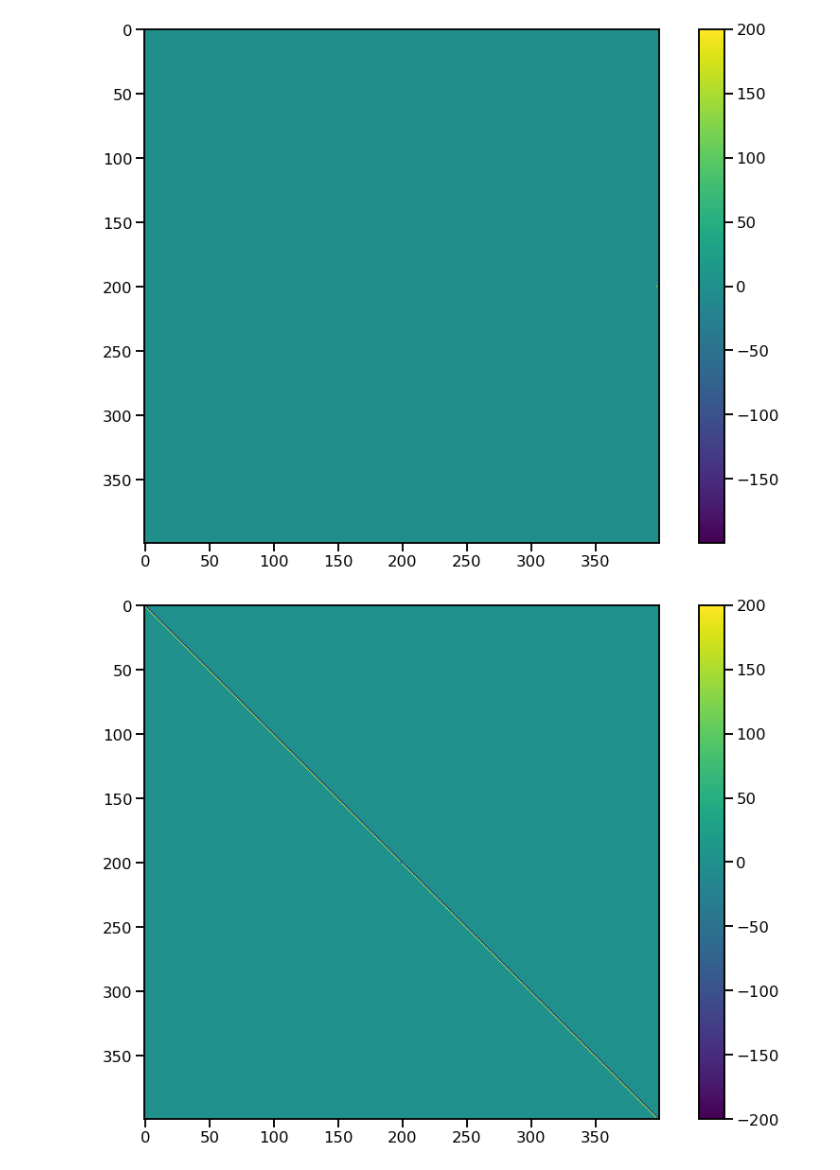
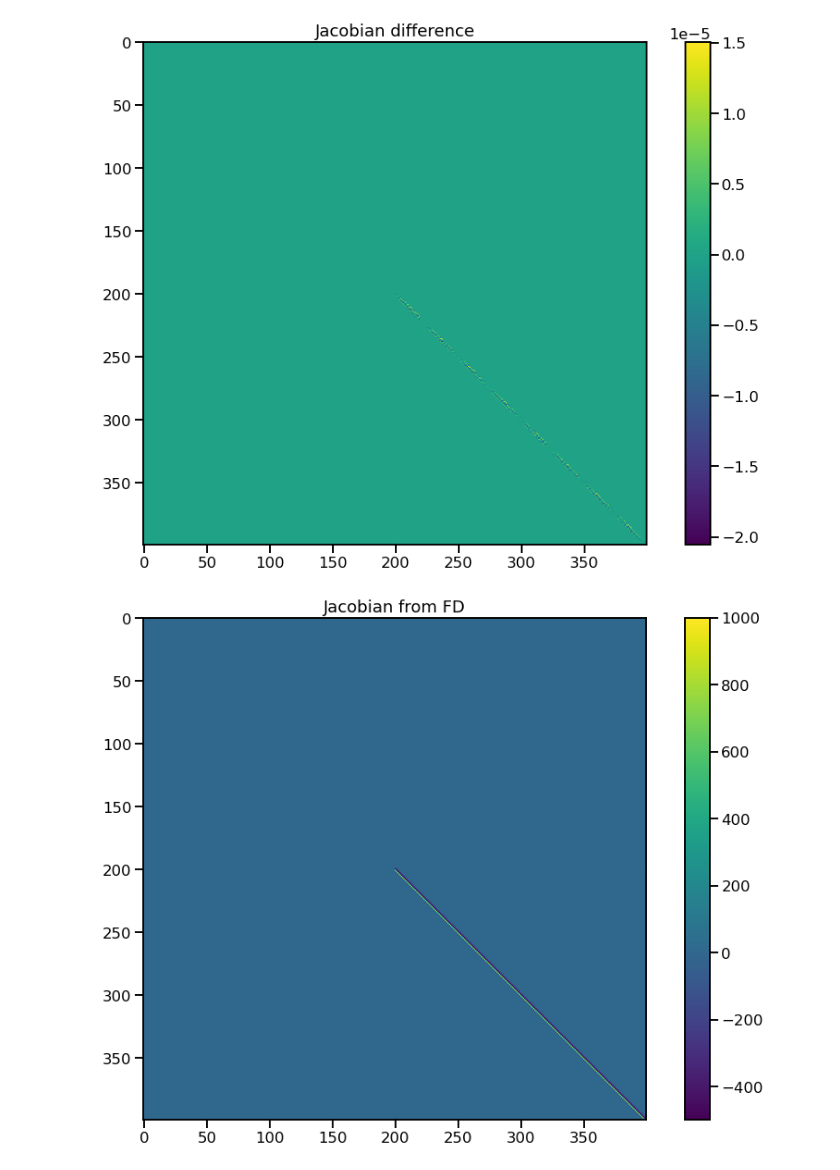
Before and after one commit to emconsta/desolve, a Jupyter notebook: notebooks/TestAdvectionReaction1DPeriodic.ipynb, the cells around one changed output. Cells and saved outputs as stored; diff of their text form; code cells hidden in the pictures.

Commit message:
fixing the Jacobian

```diff
--- a/notebooks/TestAdvectionReaction1DPeriodic.ipynb
+++ b/notebooks/TestAdvectionReaction1DPeriodic.ipynb
@@ -27,9 +27,9 @@ pde_problem_setup_base={'mx':200,
                         'kappa':KAPPA,
                         'IC':'Test1',
                         's':np.asarray([0,1]),
-                        'alpha':np.asarray([0,0]),
-                        'alpha_i':np.asarray([1,1]),
-                        'Flux_name':'1stOrderUpwindFV'}
+                        'alpha':np.asarray([1,0]),
+                        'alpha_i':np.asarray([0,5]),
+                        'Flux_name':'FVStagVanLeer-k=1/3'}
 
 #'alpha_i':np.asarray([1,1]),
 
@@ -80,6 +80,7 @@ cs = plt.imshow(jac_diff)#, levels=[10, 30, 50],
 ##cs.cmap.set_under('blue')
 ##cs.changed()
 plt.colorbar()
+plt.title('Jacobian difference')
 plt.show()
 
 
@@ -90,6 +91,7 @@ cs = plt.imshow(jac_fd)#, levels=[10, 30, 50],
 #cs.cmap.set_under('blue')
 #cs.changed()
 plt.colorbar()
+plt.title('Jacobian from FD')
 plt.show()
 
 fig = plt.figure(figsize=(15, 10))
@@ -99,6 +101,7 @@ plt.imshow(jac)#, levels=[10, 30, 50],
 #cs.cmap.set_under('blue')
 #cs.changed()
 plt.colorbar()
+plt.title('Jacobian from code')
 plt.show()
 # %% [output]
 CFL = 10.0
@@ -112,3 +115,3 @@ Maximum difference value position: (0, 198) out of (400, 400) with a value of 20
 =============================================
-[figure, old version]
+[figure, new version]
-[figure, old version]
+[figure, new version]
```
Also changed, not shown: parts of 16 cells of this notebook, 1 other file.
